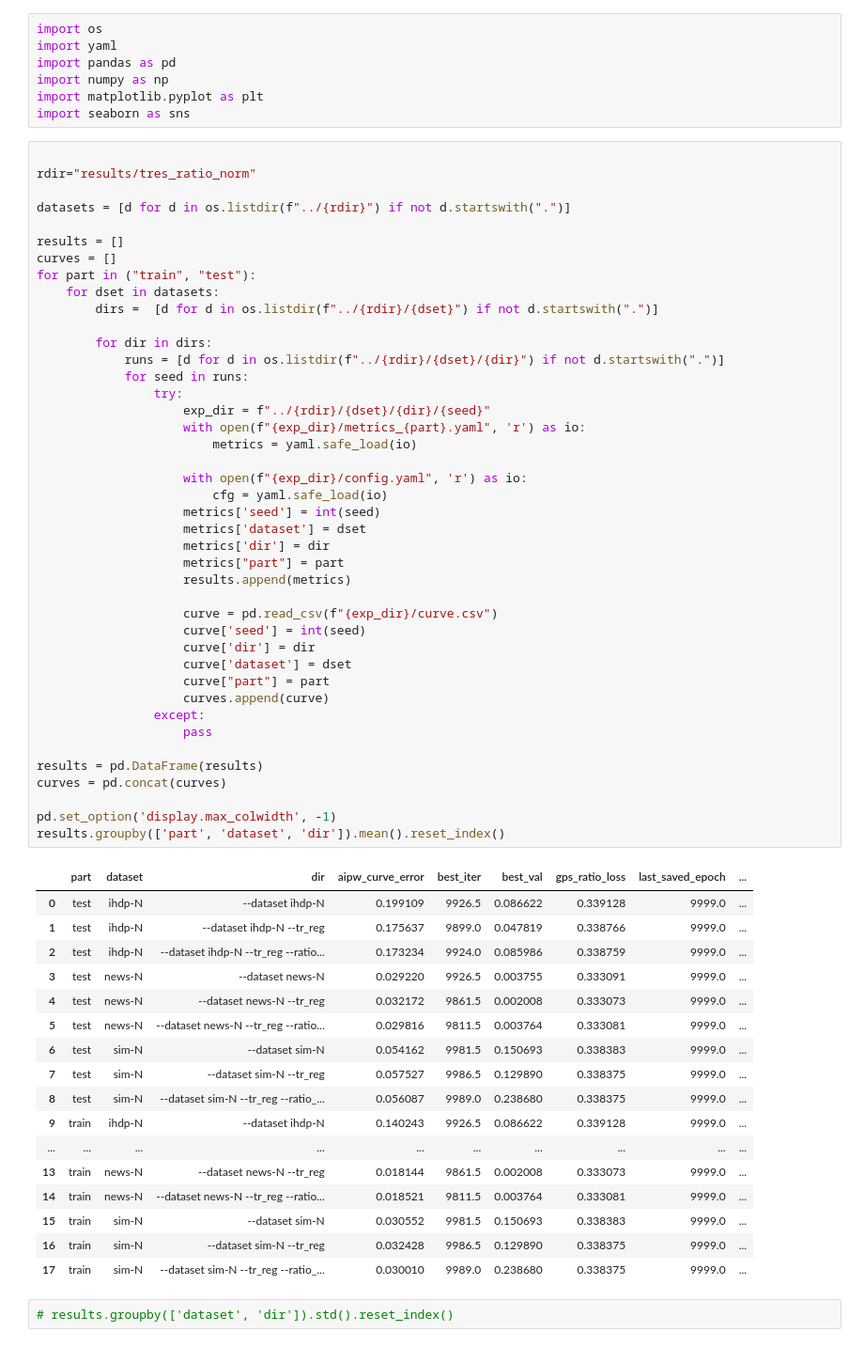
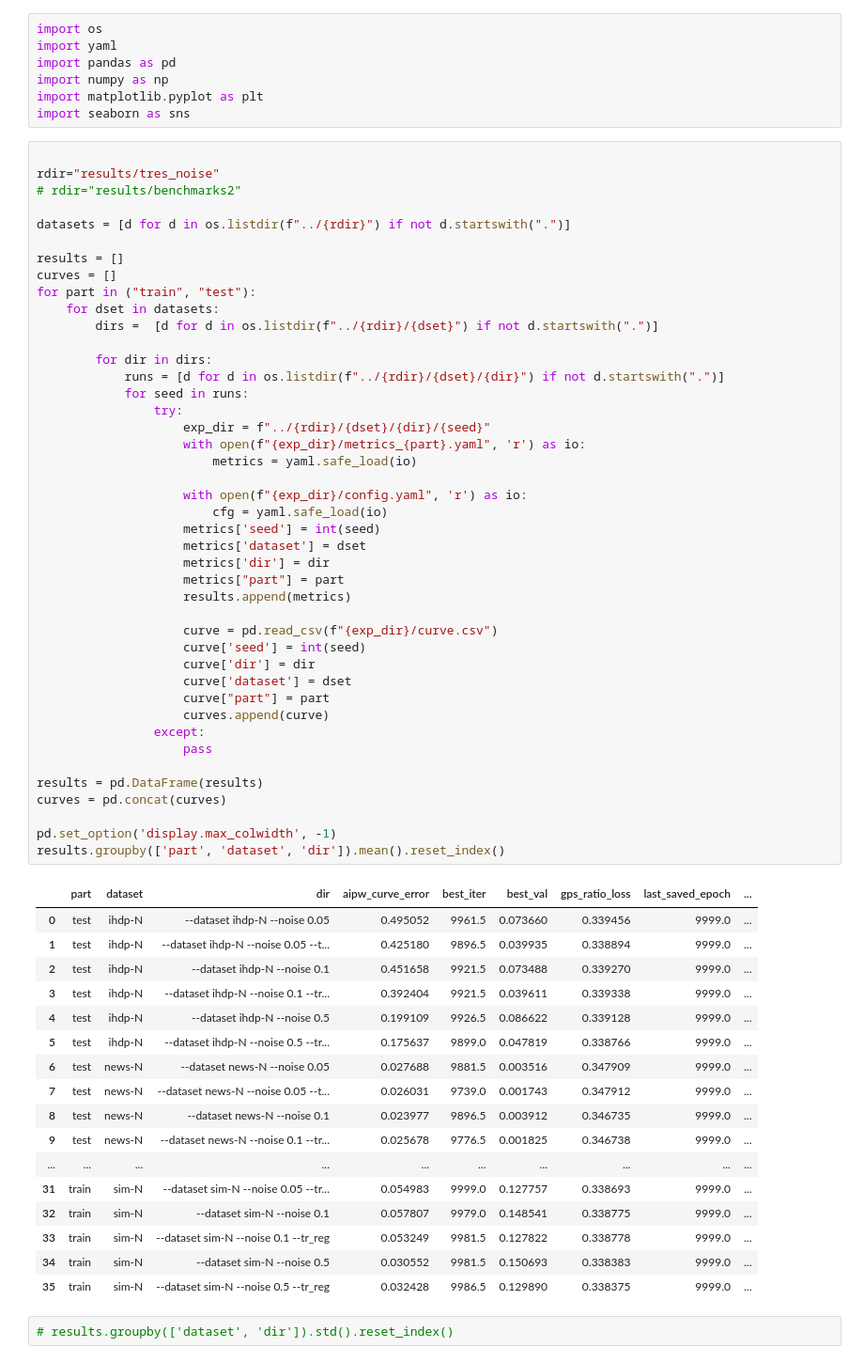
Before and after one commit to NSAPH-Projects/tresnet, a Jupyter notebook: notebooks/tres_results.ipynb, the cells around one changed output. Shown: that part at 94% size. Cells and saved outputs as stored; diff of their text form.

Commit message:
updates from tr branch, added benchmark scripts

```diff
--- a/notebooks/tres_results.ipynb
+++ b/notebooks/tres_results.ipynb
@@ -7,7 +7,8 @@ import matplotlib.pyplot as plt
 import seaborn as sns
 # %%
 
-rdir="results/tres_ratio_norm"
+rdir="results/tres_noise"
+# rdir="results/benchmarks2"
 
 datasets = [d for d in os.listdir(f"../{rdir}") if not d.startswith(".")]
 
@@ -22,49 +23,49 @@ for part in ("train", "test"):
             for seed in runs:
                 try:
                     exp_dir = f"../{rdir}/{dset}/{dir}/{seed}"
                     with open(f"{exp_dir}/metrics_{part}.yaml", 'r') as io:
                         metrics = yaml.safe_load(io)
 
                     with open(f"{exp_dir}/config.yaml", 'r') as io:
                         cfg = yaml.safe_load(io)
                     metrics['seed'] = int(seed)
                     metrics['dataset'] = dset
                     metrics['dir'] = dir
                     metrics["part"] = part
                     results.append(metrics)
 
                     curve = pd.read_csv(f"{exp_dir}/curve.csv")
                     curve['seed'] = int(seed)
                     curve['dir'] = dir
                     curve['dataset'] = dset
                     curve["part"] = part
                     curves.append(curve)
                 except:
                     pass
 
 results = pd.DataFrame(results)
 curves = pd.concat(curves)
 
 pd.set_option('display.max_colwidth', -1)
 results.groupby(['part', 'dataset', 'dir']).mean().reset_index()
 # %% [output]
 |  | part | dataset | dir | aipw_curve_error | best_iter | best_val | gps_ratio_loss | last_saved_epoch | ... |
-| 0 | test | ihdp-N | --dataset ihdp-N | 0.199109 | 9926.5 | 0.086622 | 0.339128 | 9999.0 | ... |
-| 1 | test | ihdp-N | --dataset ihdp-N --tr_reg | 0.175637 | 9899.0 | 0.047819 | 0.338766 | 9999.0 | ... |
-| 2 | test | ihdp-N | --dataset ihdp-N --tr_reg --ratio... | 0.173234 | 9924.0 | 0.085986 | 0.338759 | 9999.0 | ... |
-| 3 | test | news-N | --dataset news-N | 0.029220 | 9926.5 | 0.003755 | 0.333091 | 9999.0 | ... |
-| 4 | test | news-N | --dataset news-N --tr_reg | 0.032172 | 9861.5 | 0.002008 | 0.333073 | 9999.0 | ... |
-| 5 | test | news-N | --dataset news-N --tr_reg --ratio... | 0.029816 | 9811.5 | 0.003764 | 0.333081 | 9999.0 | ... |
-| 6 | test | sim-N | --dataset sim-N | 0.054162 | 9981.5 | 0.150693 | 0.338383 | 9999.0 | ... |
-| 7 | test | sim-N | --dataset sim-N --tr_reg | 0.057527 | 9986.5 | 0.129890 | 0.338375 | 9999.0 | ... |
-| 8 | test | sim-N | --dataset sim-N --tr_reg --ratio_... | 0.056087 | 9989.0 | 0.238680 | 0.338375 | 9999.0 | ... |
-| 9 | train | ihdp-N | --dataset ihdp-N | 0.140243 | 9926.5 | 0.086622 | 0.339128 | 9999.0 | ... |
+| 0 | test | ihdp-N | --dataset ihdp-N --noise 0.05 | 0.495052 | 9961.5 | 0.073660 | 0.339456 | 9999.0 | ... |
+| 1 | test | ihdp-N | --dataset ihdp-N --noise 0.05 --t... | 0.425180 | 9896.5 | 0.039935 | 0.338894 | 9999.0 | ... |
+| 2 | test | ihdp-N | --dataset ihdp-N --noise 0.1 | 0.451658 | 9921.5 | 0.073488 | 0.339270 | 9999.0 | ... |
+| 3 | test | ihdp-N | --dataset ihdp-N --noise 0.1 --tr... | 0.392404 | 9921.5 | 0.039611 | 0.339338 | 9999.0 | ... |
+| 4 | test | ihdp-N | --dataset ihdp-N --noise 0.5 | 0.199109 | 9926.5 | 0.086622 | 0.339128 | 9999.0 | ... |
+| 5 | test | ihdp-N | --dataset ihdp-N --noise 0.5 --tr... | 0.175637 | 9899.0 | 0.047819 | 0.338766 | 9999.0 | ... |
+| 6 | test | news-N | --dataset news-N --noise 0.05 | 0.027688 | 9881.5 | 0.003516 | 0.347909 | 9999.0 | ... |
+| 7 | test | news-N | --dataset news-N --noise 0.05 --t... | 0.026031 | 9739.0 | 0.001743 | 0.347912 | 9999.0 | ... |
+| 8 | test | news-N | --dataset news-N --noise 0.1 | 0.023977 | 9896.5 | 0.003912 | 0.346735 | 9999.0 | ... |
+| 9 | test | news-N | --dataset news-N --noise 0.1 --tr... | 0.025678 | 9776.5 | 0.001825 | 0.346738 | 9999.0 | ... |
 | ... | ... | ... | ... | ... | ... | ... | ... | ... | ... |
-| 13 | train | news-N | --dataset news-N --tr_reg | 0.018144 | 9861.5 | 0.002008 | 0.333073 | 9999.0 | ... |
-| 14 | train | news-N | --dataset news-N --tr_reg --ratio... | 0.018521 | 9811.5 | 0.003764 | 0.333081 | 9999.0 | ... |
-| 15 | train | sim-N | --dataset sim-N | 0.030552 | 9981.5 | 0.150693 | 0.338383 | 9999.0 | ... |
-| 16 | train | sim-N | --dataset sim-N --tr_reg | 0.032428 | 9986.5 | 0.129890 | 0.338375 | 9999.0 | ... |
-| 17 | train | sim-N | --dataset sim-N --tr_reg --ratio_... | 0.030010 | 9989.0 | 0.238680 | 0.338375 | 9999.0 | ... |
+| 31 | train | sim-N | --dataset sim-N --noise 0.05 --tr... | 0.054983 | 9999.0 | 0.127757 | 0.338693 | 9999.0 | ... |
+| 32 | train | sim-N | --dataset sim-N --noise 0.1 | 0.057807 | 9979.0 | 0.148541 | 0.338775 | 9999.0 | ... |
+| 33 | train | sim-N | --dataset sim-N --noise 0.1 --tr_reg | 0.053249 | 9981.5 | 0.127822 | 0.338778 | 9999.0 | ... |
+| 34 | train | sim-N | --dataset sim-N --noise 0.5 | 0.030552 | 9981.5 | 0.150693 | 0.338383 | 9999.0 | ... |
+| 35 | train | sim-N | --dataset sim-N --noise 0.5 --tr_reg | 0.032428 | 9986.5 | 0.129890 | 0.338375 | 9999.0 | ... |
 # %%
 # results.groupby(['dataset', 'dir']).std().reset_index()
 # %% [markdown]
```
Also changed, not shown: parts of 1 cell of this notebook, 17 other files.
